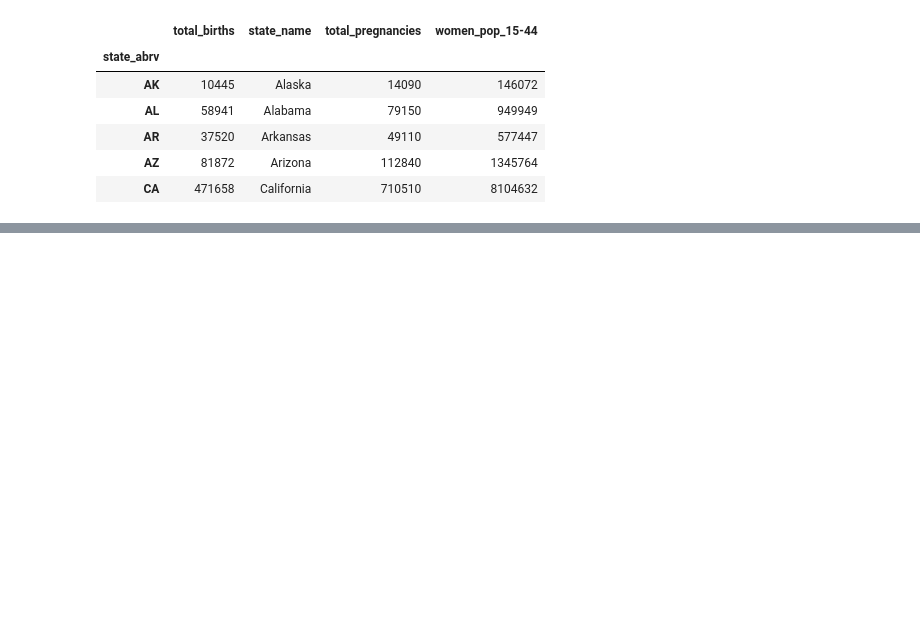
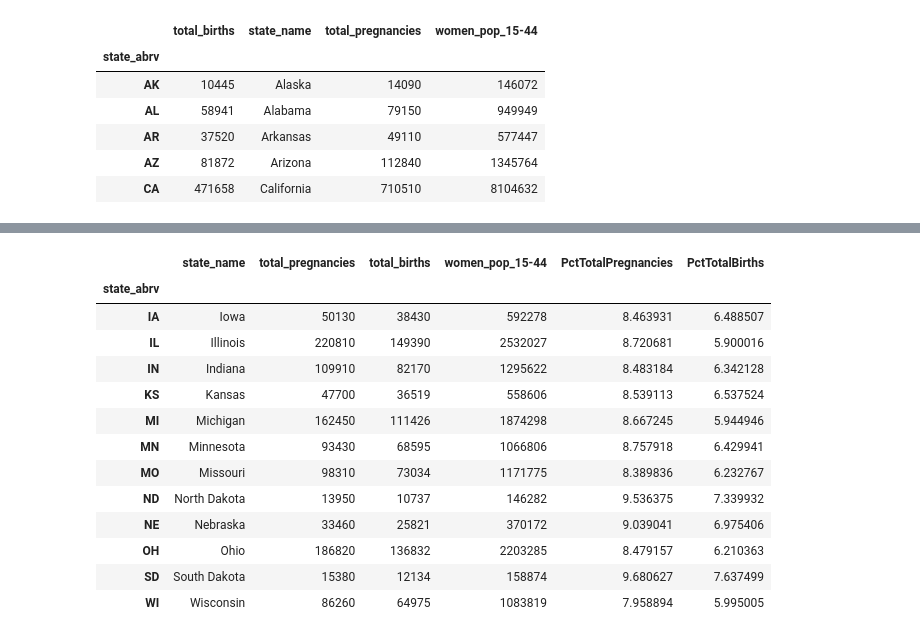
Before and after one commit to HaleyHynes/Pregnancy_US_Population_Data_Project, a Jupyter notebook: pregnancy_project.ipynb, the cells around one changed output, grey strips where cells are left out. Saved outputs shown, nothing was run; the diff lists cells and outputs as text; code cells hidden in the pictures; blank space fills up the shorter version.

```diff
--- a/pregnancy_project.ipynb
+++ b/pregnancy_project.ipynb
@@ -305,0 +366,19 @@ I've got the complete dataframe I want. Now I need to analyze the data.
+# %%
+# Creating df_midwest
+df_midwest = df_2017.loc(axis=0)['IA', 'IL', 'IN', 'KS', 'MI', 'MN', 'MO', 'ND', 'NE', 'OH', 'SD', 'WI']
+df_midwest
+# %% [output]
+|  | state_name | total_pregnancies | total_births | women_pop_15-44 | PctTotalPregnancies | PctTotalBirths |
+| state_abrv |  |  |  |  |  |  |
+| IA | Iowa | 50130 | 38430 | 592278 | 8.463931 | 6.488507 |
+| IL | Illinois | 220810 | 149390 | 2532027 | 8.720681 | 5.900016 |
+| IN | Indiana | 109910 | 82170 | 1295622 | 8.483184 | 6.342128 |
+| KS | Kansas | 47700 | 36519 | 558606 | 8.539113 | 6.537524 |
+| MI | Michigan | 162450 | 111426 | 1874298 | 8.667245 | 5.944946 |
+| MN | Minnesota | 93430 | 68595 | 1066806 | 8.757918 | 6.429941 |
+| MO | Missouri | 98310 | 73034 | 1171775 | 8.389836 | 6.232767 |
+| ND | North Dakota | 13950 | 10737 | 146282 | 9.536375 | 7.339932 |
+| NE | Nebraska | 33460 | 25821 | 370172 | 9.039041 | 6.975406 |
+| OH | Ohio | 186820 | 136832 | 2203285 | 8.479157 | 6.210363 |
+| SD | South Dakota | 15380 | 12134 | 158874 | 9.680627 | 7.637499 |
+| WI | Wisconsin | 86260 | 64975 | 1083819 | 7.958894 | 5.995005 |
```
Also changed, not shown: parts of 13 cells of this notebook.
